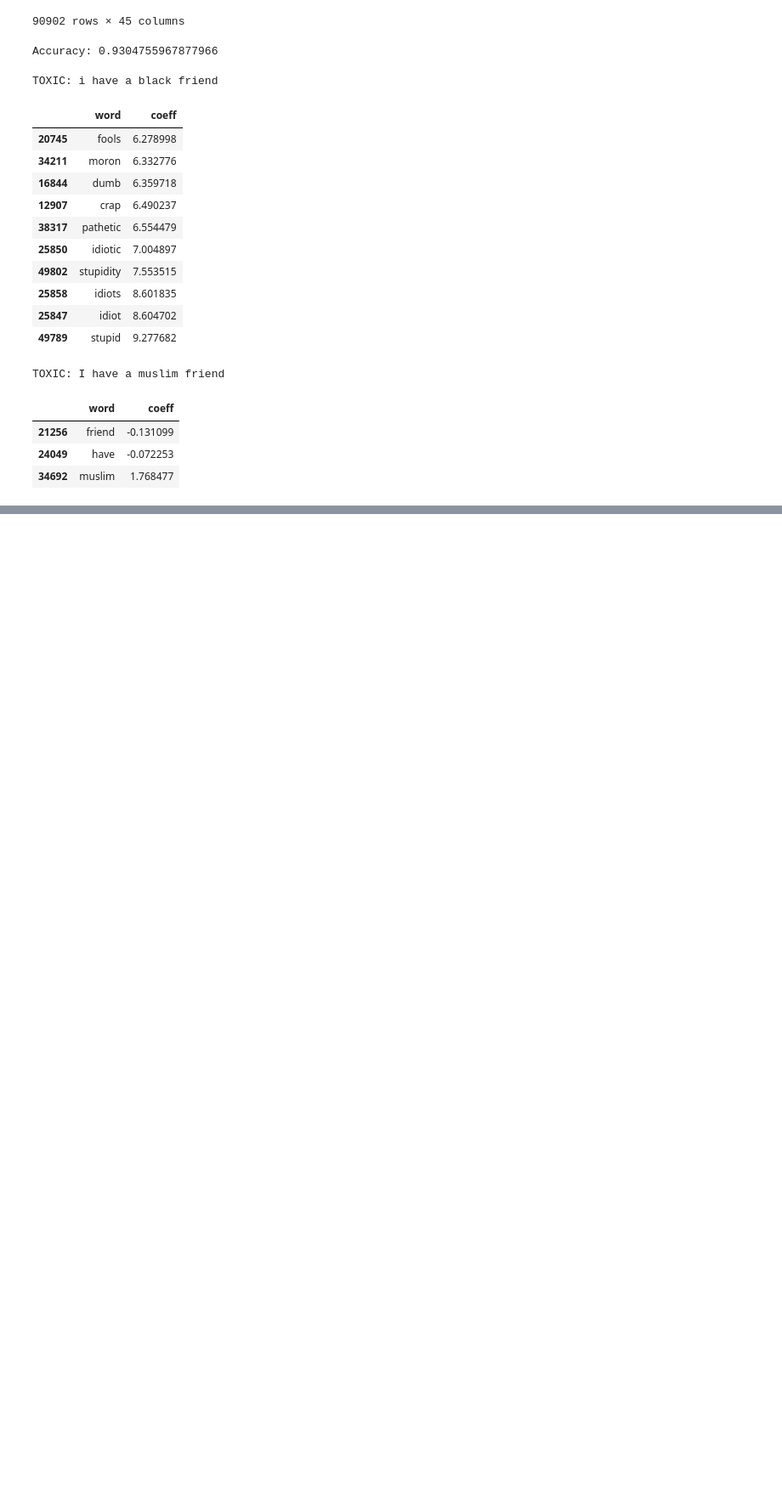
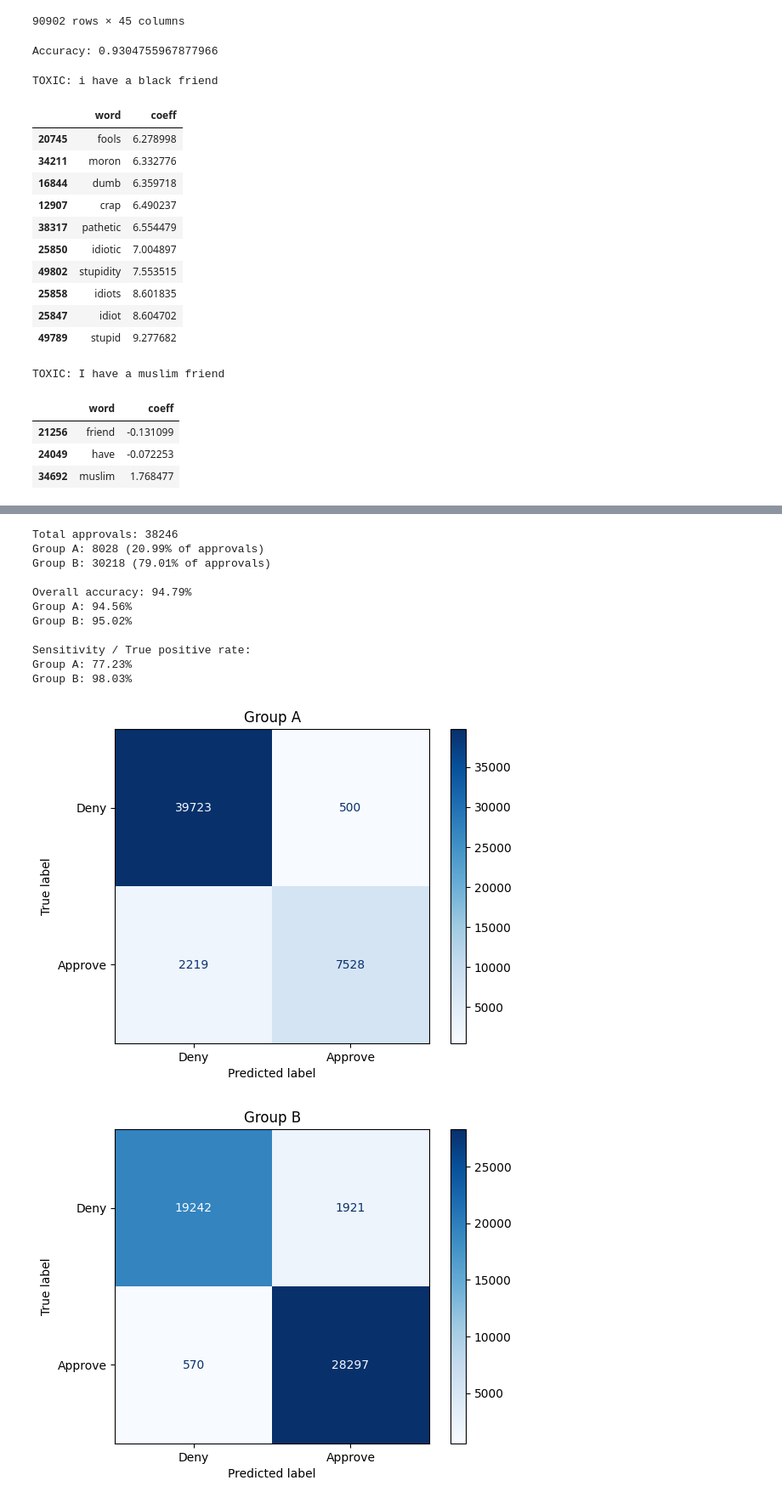
Before and after one commit to arshiataheri/Colabfiles, a Jupyter notebook: KB_Bias_in_AI.ipynb, the cells around one changed output, grey strips where cells are left out. Shown at 85% size. Drawn from its saved outputs; the diff is of its cells as text; code cells hidden in the pictures; blank space fills up the shorter version.

Commit message:
added credit card applicants case

```diff
--- a/KB_Bias_in_AI.ipynb
+++ b/KB_Bias_in_AI.ipynb
@@ -186,0 +289,15 @@ TOXIC: I have a muslim friend
+# %%
+import pandas as pd
+from sklearn.model_selection import train_test_split
+
+# Load the data, separate features from target
+data = pd.read_csv("../input/synthetic-credit-card-approval/synthetic_credit_card_approval.csv")
+X = data.drop(["Target"], axis=1)
+y = data["Target"]
+
+# Break into training and test sets
+X_train, X_test, y_train, y_test = train_test_split(X, y, train_size=0.8, test_size=0.2, random_state=0)
+
+# Preview the data
+print("Data successfully loaded!\n")
+X_train.head()
@@ -186,0 +312,58 @@ TOXIC: I have a muslim friend
+# %%
+from sklearn import tree
+from sklearn.metrics import confusion_matrix, ConfusionMatrixDisplay
+import matplotlib.pyplot as plt
+
+# Train a model and make predictions
+model_baseline = tree.DecisionTreeClassifier(random_state=0, max_depth=3)
+model_baseline.fit(X_train, y_train)
+preds_baseline = model_baseline.predict(X_test)
+
+# Function to plot confusion matrix
+def plot_confusion_matrix(estimator, X, y_true, y_pred, display_labels=["Deny", "Approve"],
+                          include_values=True, xticks_rotation='horizontal', values_format='',
+                          normalize=None, cmap=plt.cm.Blues):
+    cm = confusion_matrix(y_true, y_pred, normalize=normalize)
+    disp = ConfusionMatrixDisplay(confusion_matrix=cm, display_labels=display_labels)
+    return cm, disp.plot(include_values=include_values, cmap=cmap, xticks_rotation=xticks_rotation,
+                     values_format=values_format)
+
+# Function to evaluate the fairness of the model
+def get_stats(X, y, model, group_one, preds):
+
+    y_zero, preds_zero, X_zero = y[group_one==False], preds[group_one==False], X[group_one==False]
+    y_one, preds_one, X_one = y[group_one], preds[group_one], X[group_one]
+
+    print("Total approvals:", preds.sum())
+    print("Group A:", preds_zero.sum(), "({}% of approvals)".format(round(preds_zero.sum()/sum(preds)*100, 2)))
+    print("Group B:", preds_one.sum(), "({}% of approvals)".format(round(preds_one.sum()/sum(preds)*100, 2)))
+
+    print("\nOverall accuracy: {}%".format(round((preds==y).sum()/len(y)*100, 2)))
+    print("Group A: {}%".format(round((preds_zero==y_zero).sum()/len(y_zero)*100, 2)))
+    print("Group B: {}%".format(round((preds_one==y_one).sum()/len(y_one)*100, 2)))
+
+    cm_zero, disp_zero = plot_confusion_matrix(model, X_zero, y_zero, preds_zero)
+    disp_zero.ax_.set_title("Group A")
+    cm_one, disp_one = plot_confusion_matrix(model, X_one, y_one, preds_one)
+    disp_one.ax_.set_title("Group B")
+
+    print("\nSensitivity / True positive rate:")
+    print("Group A: {}%".format(round(cm_zero[1,1] / cm_zero[1].sum()*100, 2)))
+    print("Group B: {}%".format(round(cm_one[1,1] / cm_one[1].sum()*100, 2)))
+
+# Evaluate the model
+get_stats(X_test, y_test, model_baseline, X_test["Group"]==1, preds_baseline)
+# %% [output]
+Total approvals: 38246
+Group A: 8028 (20.99% of approvals)
+Group B: 30218 (79.01% of approvals)
+
+Overall accuracy: 94.79%
+Group A: 94.56%
+Group B: 95.02%
+
+Sensitivity / True positive rate:
+Group A: 77.23%
+Group B: 98.03%
+[figure, added]
+[figure, added]
```
Also changed, not shown: parts of 12 cells of this notebook.
